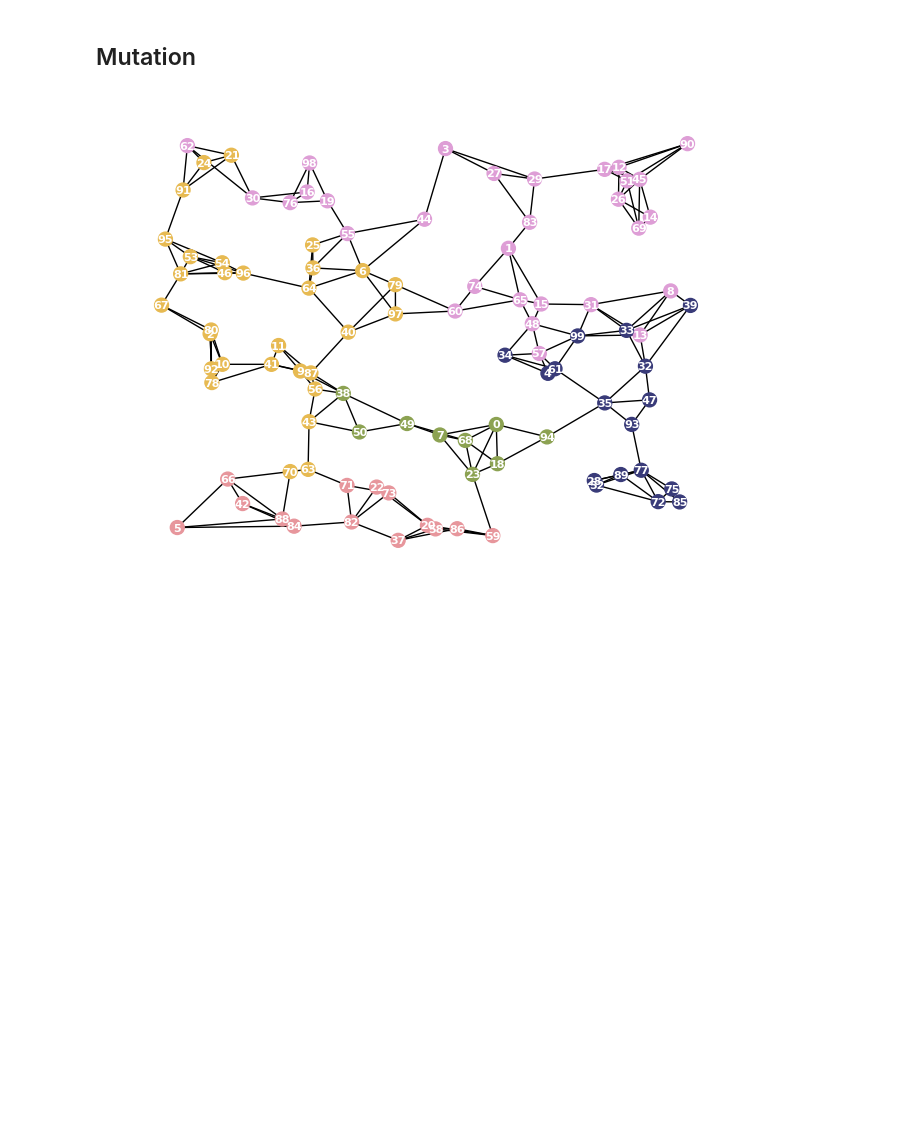
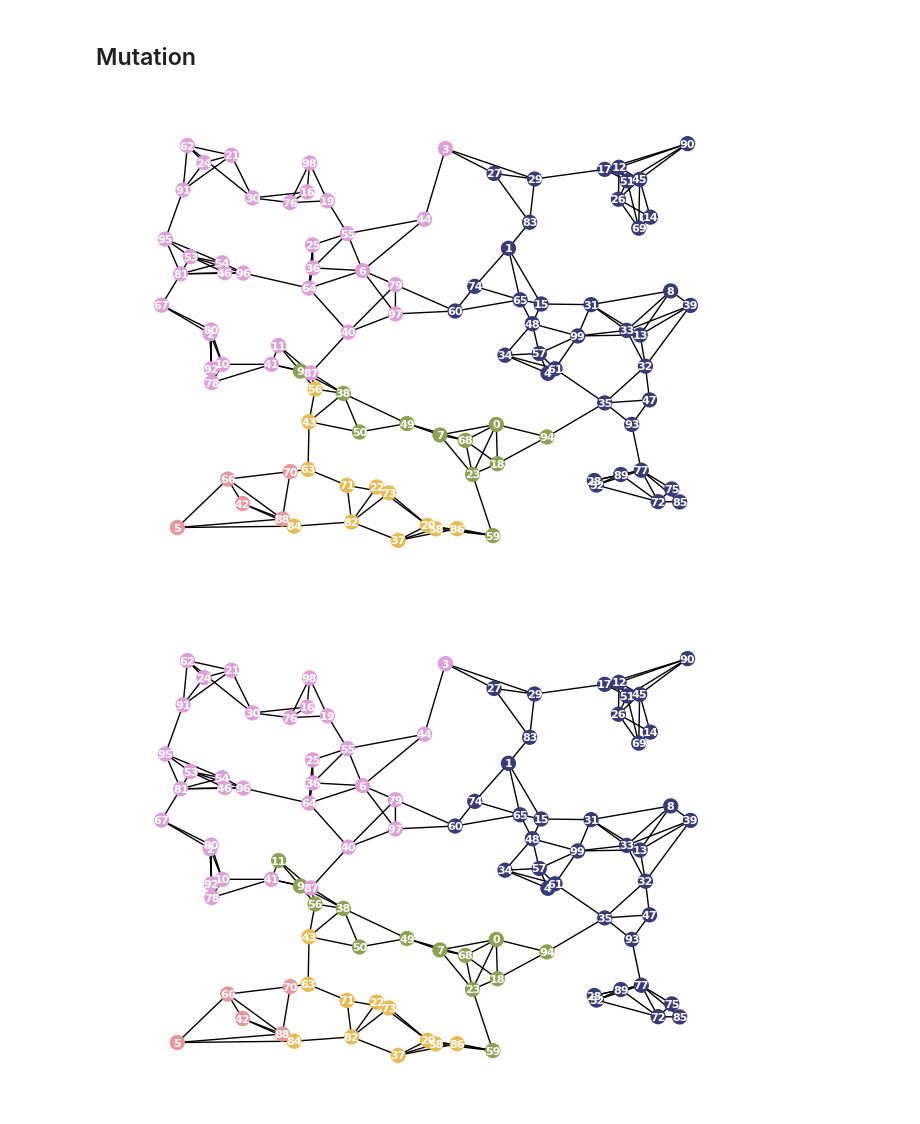
Before and after one commit to FelixFern/Graph-Partitioning-Optimization, a Jupyter notebook: Graph Partitioning.ipynb, the cells around one changed output. Saved outputs shown, nothing was run; the diff lists cells and outputs as text; code cells hidden in the pictures; blank space fills up the shorter version.

```diff
--- a/Graph Partitioning.ipynb
+++ b/Graph Partitioning.ipynb
@@ -287,7 +287,7 @@ def f3_obj(graph, n):
 # %% [markdown]
 ## Selection
 # %%
-n_population = 10
+n_population = 3
 populations = np.array([])
 partition_results = np.array([])
 
@@ -296,5 +296,3 @@ for i in tqdm(range(n_population)):
     partition_result = random_connected_partitions(new_graph, weight, n_partition)
     populations = np.append(new_graph, populations)
     partition_results = np.append(partition_results, partition_result)
-
-partition_results = partition_results.reshape(n_population, n_points)
@@ -357,15 +348,15 @@ for i, population in enumerate(populations):
 # %%
 for population in populations:
     partition_result = population.get_partition()
     node_colors = [partition_result[node] for node in G.nodes()]
     labels = {node: f'{node}' for node in G.nodes()}
     label_pos = {k: (v[0], v[1]) for k, v in pos.items()}
 
     plt.figure()
     nx.draw(G, pos, node_size=100, node_color=node_colors, cmap=plt.cm.tab20b)
     nx.draw_networkx_labels(G, pos=label_pos, labels=labels, font_size=8, font_color='white', font_weight='800')
 
     plt.show()
-    break
 # %% [output]
-[figure, old version]
+[figure, new version]
+[figure, added]
```
Also changed, not shown: parts of 5 cells of this notebook.
